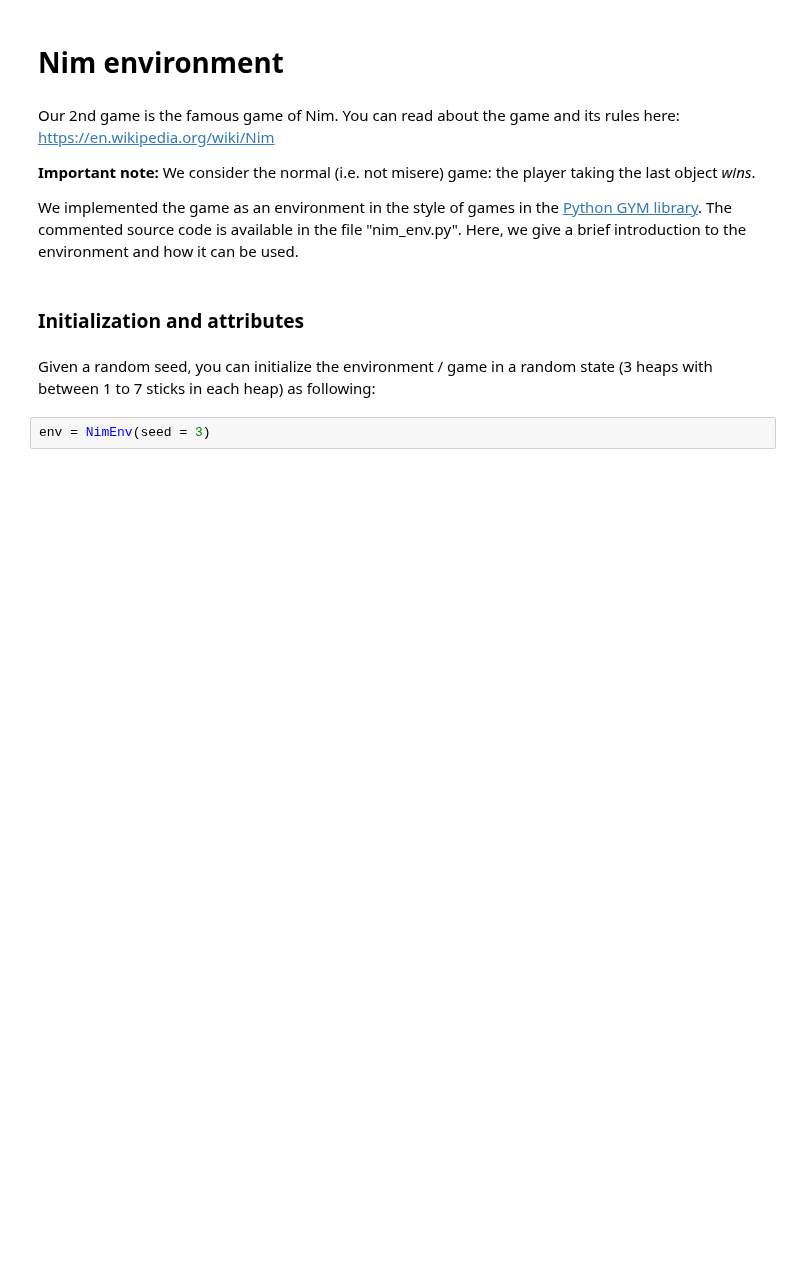
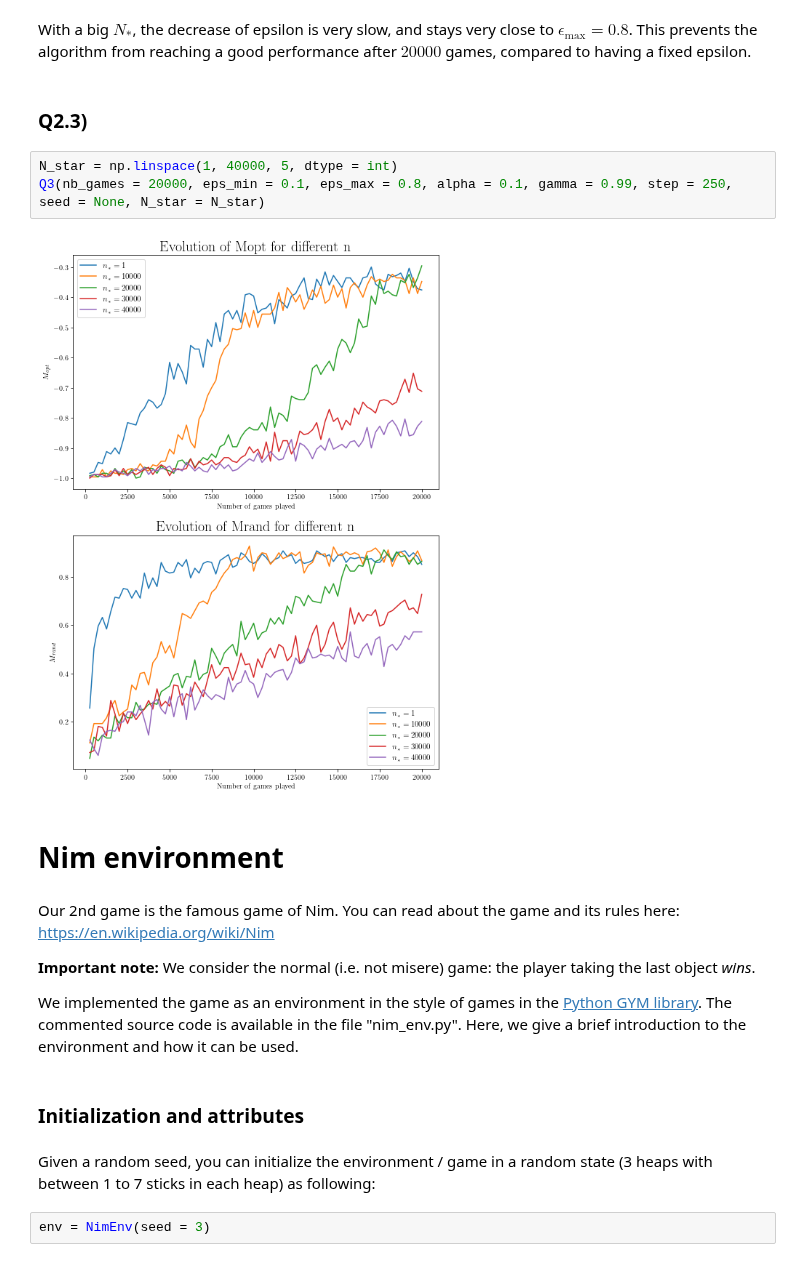
Before and after one commit to louisPoulain/ANN_NIM, a Jupyter notebook: nim.ipynb, the cells around one changed output. Drawn from its saved outputs; the diff is of its cells as text; blank space fills up the shorter version.

```diff
--- a/nim.ipynb
+++ b/nim.ipynb
@@ -4,3 +24,12 @@ from nim_env import NimEnv, OptimalPlayer
+# %% [markdown]
+With a big $N_*$, the decrease of epsilon is very slow, and stays very close to $\epsilon_\text{max} = 0.8$. This prevents the algorithm from reaching a good performance after $20000$ games, compared to having a fixed epsilon.
+# %% [markdown]
+### Q2.3)
+# %%
+N_star = np.linspace(1, 40000, 5, dtype = int)
+Q3(nb_games = 20000, eps_min = 0.1, eps_max = 0.8, alpha = 0.1, gamma = 0.99, step = 250, seed = None, N_star = N_star)
+# %% [output]
+[figure, added]
 # %% [markdown]
 # Nim environment
 # %% [markdown]
```
Also changed, not shown: parts of 7 cells of this notebook, 6 other files.
